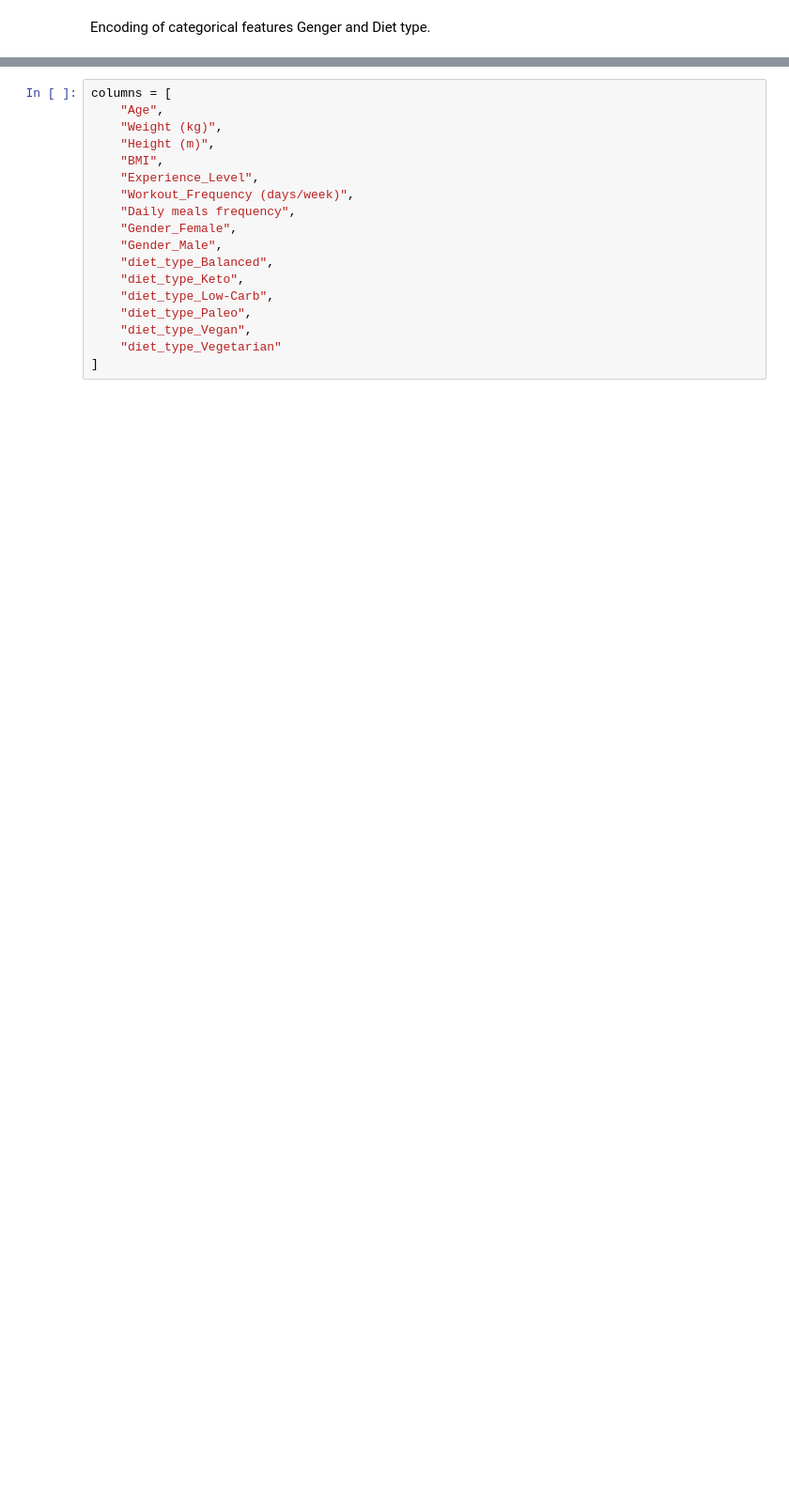
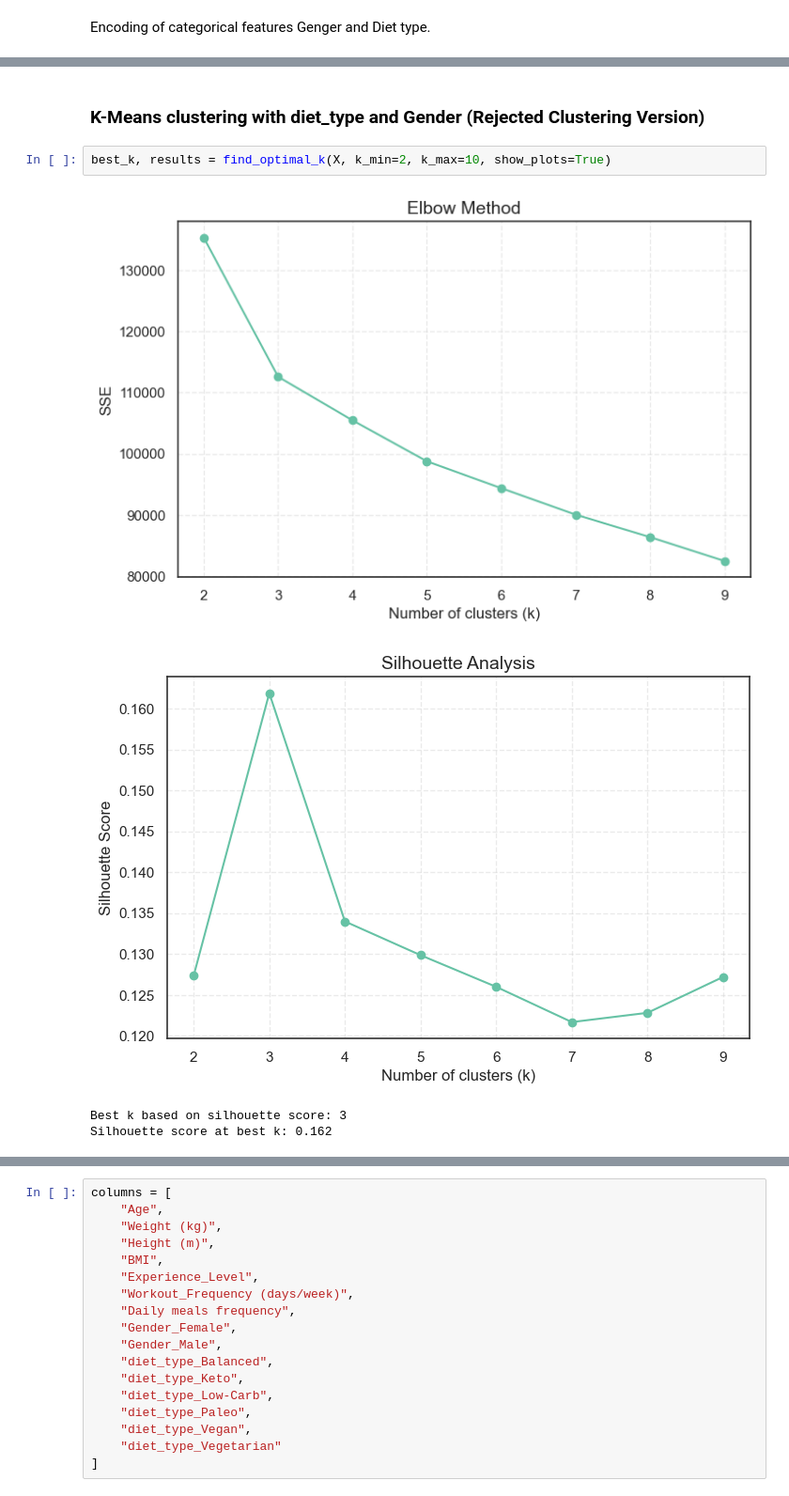
Before and after one commit to Aigerim05/Personalized-Workout-Nutrition-plans-generation-, a Jupyter notebook: 3_Clustering.ipynb, the cells around one changed output, grey strips where cells are left out. Shown at 94% size. Cells and saved outputs as stored; diff of their text form; blank space fills up the shorter version.

```diff
--- a/3_Clustering.ipynb
+++ b/3_Clustering.ipynb
@@ -109,3 +167,12 @@ plt.show()
+# %% [markdown]
+### K-Means clustering with diet_type and Gender (Rejected Clustering Version)
+# %%
+best_k, results = find_optimal_k(X, k_min=2, k_max=10, show_plots=True)
+# %% [output]
+[figure, added]
+[figure, added]
+Best k based on silhouette score: 3
+Silhouette score at best k: 0.162
 # %%
 kmeans = KMeans(n_clusters=3, random_state=42)
 kmeans.fit(X)
```
Also changed, not shown: parts of 39 cells of this notebook, 16 other files.
